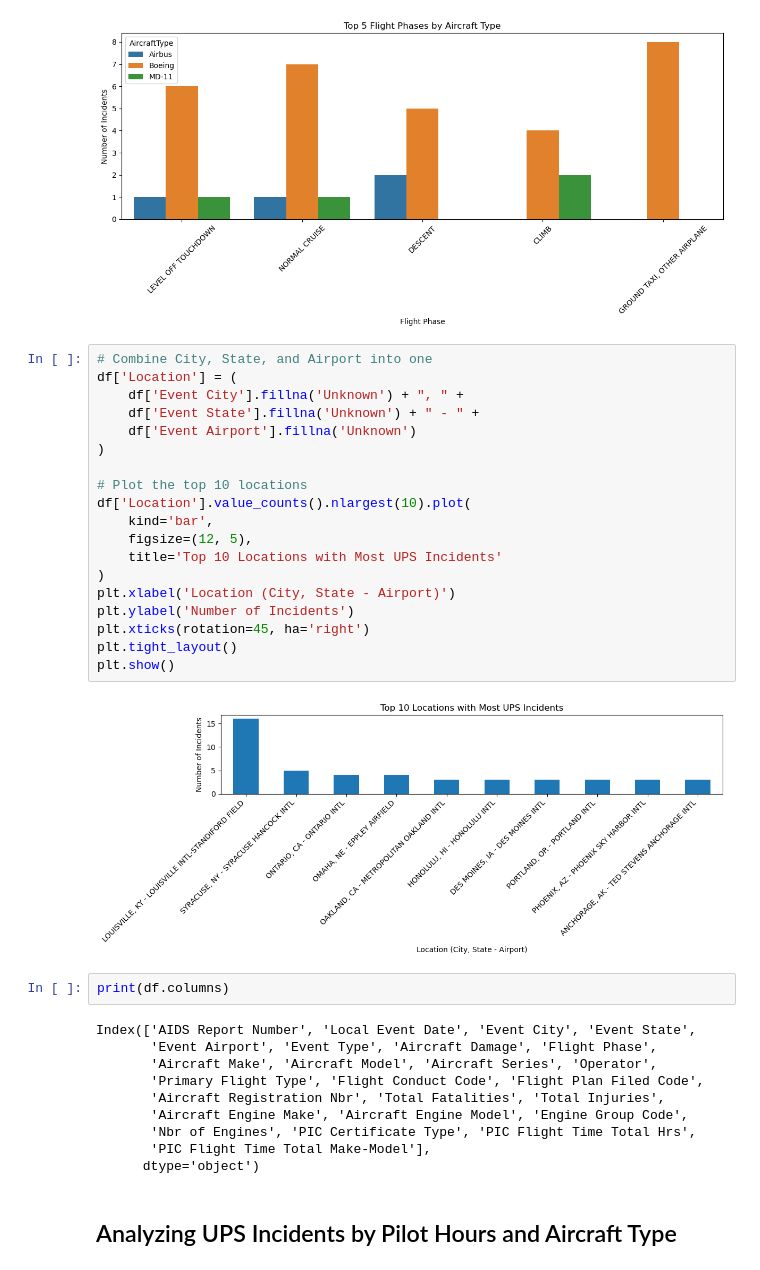
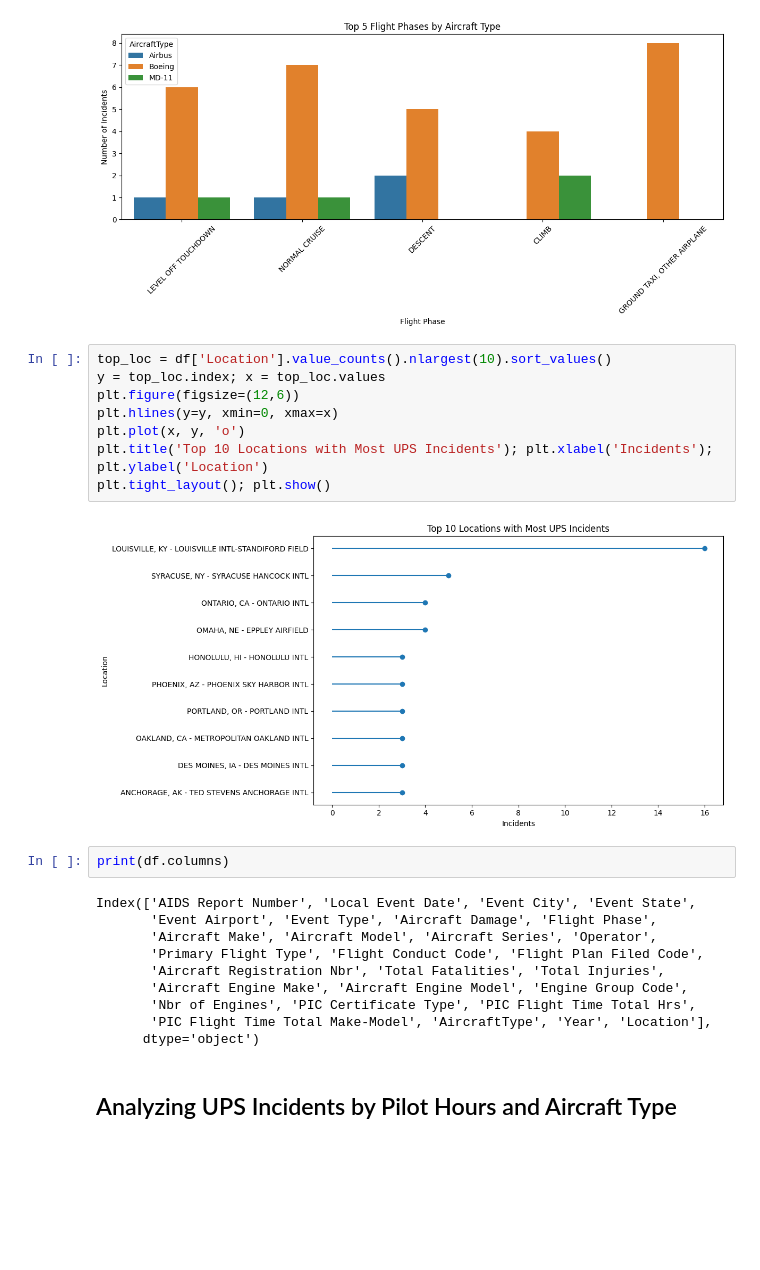
Before and after one commit to DrZamora01/FlightRisk-UPSAnalysis, a Jupyter notebook: notebooks/UPS_Analysis_main.ipynb, the cells around one changed output. Cells and saved outputs as stored; diff of their text form; blank space fills up the shorter version.

```diff
--- a/notebooks/UPS_Analysis_main.ipynb
+++ b/notebooks/UPS_Analysis_main.ipynb
@@ -157,27 +205,16 @@ plt.tight_layout()
 plt.show()
 # %% [output]
 [figure]
-# %%
-# Combine City, State, and Airport into one
-df['Location'] = (
-    df['Event City'].fillna('Unknown') + ", " +
-    df['Event State'].fillna('Unknown') + " - " +
-    df['Event Airport'].fillna('Unknown')
-)
-
-# Plot the top 10 locations
-df['Location'].value_counts().nlargest(10).plot(
-    kind='bar',
-    figsize=(12, 5),
-    title='Top 10 Locations with Most UPS Incidents'
-)
-plt.xlabel('Location (City, State - Airport)')
-plt.ylabel('Number of Incidents')
-plt.xticks(rotation=45, ha='right')
-plt.tight_layout()
-plt.show()
-# %% [output]
-[figure, removed]
+# %%
+top_loc = df['Location'].value_counts().nlargest(10).sort_values()
+y = top_loc.index; x = top_loc.values
+plt.figure(figsize=(12,6))
+plt.hlines(y=y, xmin=0, xmax=x)
+plt.plot(x, y, 'o')
+plt.title('Top 10 Locations with Most UPS Incidents'); plt.xlabel('Incidents'); plt.ylabel('Location')
+plt.tight_layout(); plt.show()
+# %% [output]
+[figure, added]
 # %%
 print(df.columns)
 # %% [output]
@@ -188,7 +225,7 @@ Index(['AIDS Report Number', 'Local Event Date', 'Event City', 'Event State',
        'Aircraft Registration Nbr', 'Total Fatalities', 'Total Injuries',
        'Aircraft Engine Make', 'Aircraft Engine Model', 'Engine Group Code',
        'Nbr of Engines', 'PIC Certificate Type', 'PIC Flight Time Total Hrs',
-       'PIC Flight Time Total Make-Model'],
+       'PIC Flight Time Total Make-Model', 'AircraftType', 'Year', 'Location'],
       dtype='object')
 # %% [markdown]
 ## Analyzing UPS Incidents by Pilot Hours and Aircraft Type
```
Also changed, not shown: parts of 11 cells of this notebook.
